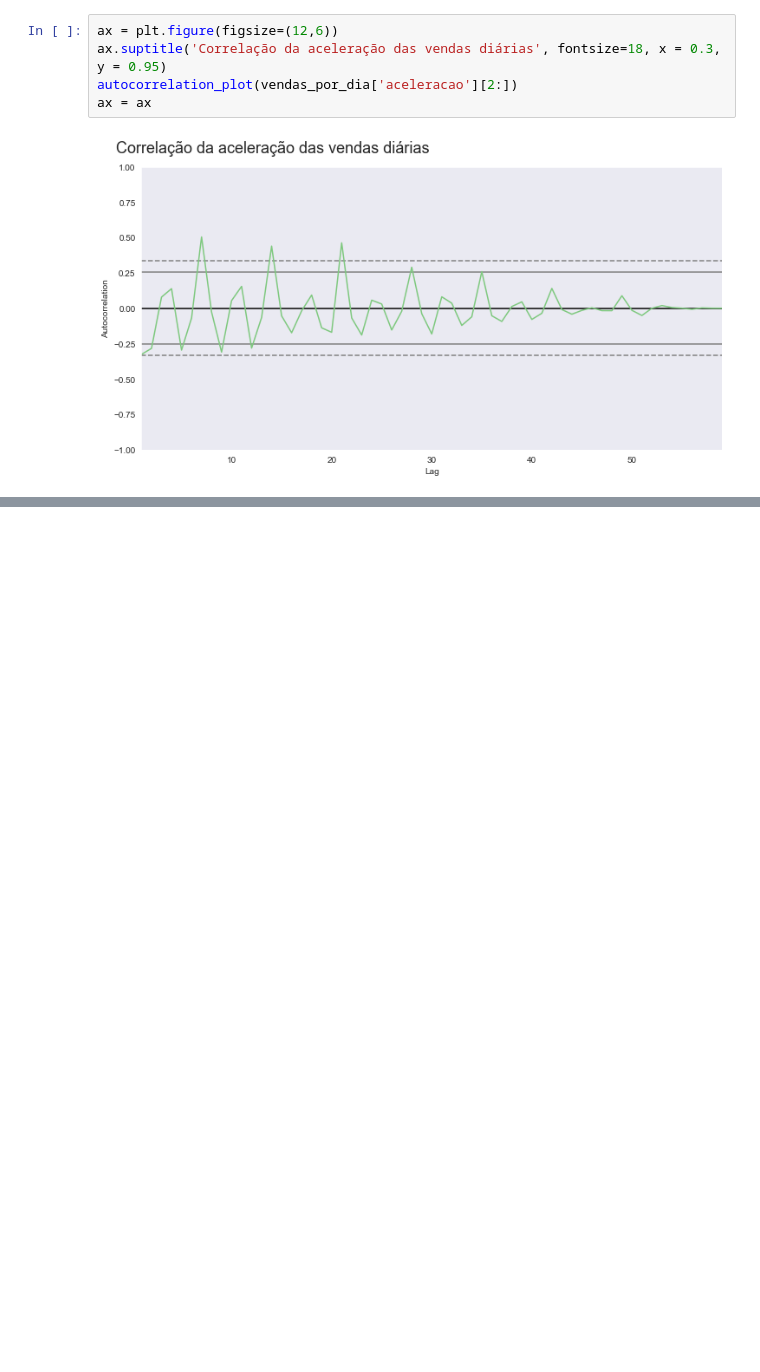
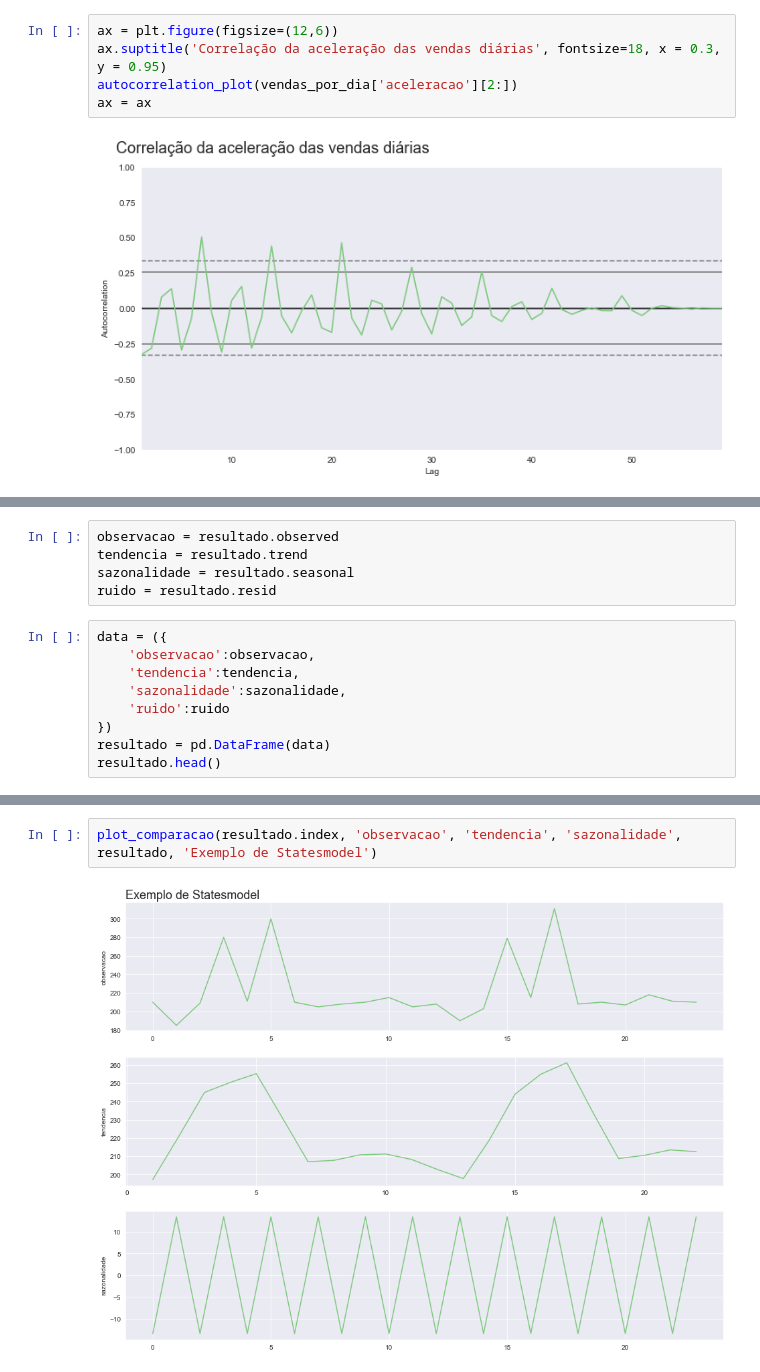
Before and after one commit to 6abi/time-series-sales, a Jupyter notebook: Time-Series-chocolura.ipynb, the cells around one changed output, grey strips where cells are left out. Drawn from its saved outputs; the diff is of its cells as text; blank space fills up the shorter version.

```diff
--- a/Time-Series-chocolura.ipynb
+++ b/Time-Series-chocolura.ipynb
@@ -195,0 +204,14 @@ ax = ax
+# %%
+observacao = resultado.observed
+tendencia = resultado.trend
+sazonalidade = resultado.seasonal
+ruido = resultado.resid
+# %%
+data = ({
+    'observacao':observacao,
+    'tendencia':tendencia,
+    'sazonalidade':sazonalidade,
+    'ruido':ruido
+})
+resultado = pd.DataFrame(data)
+resultado.head()
@@ -195,0 +225,4 @@ ax = ax
+# %%
+plot_comparacao(resultado.index, 'observacao', 'tendencia', 'sazonalidade', resultado, 'Exemplo de Statesmodel')
+# %% [output]
+[figure, added]
```
Also changed, not shown: parts of 4 cells of this notebook, 1 other file.
